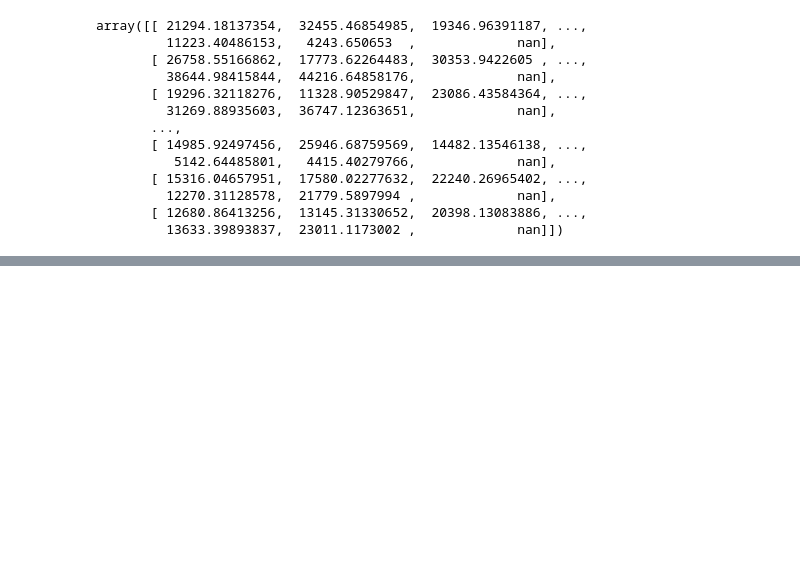
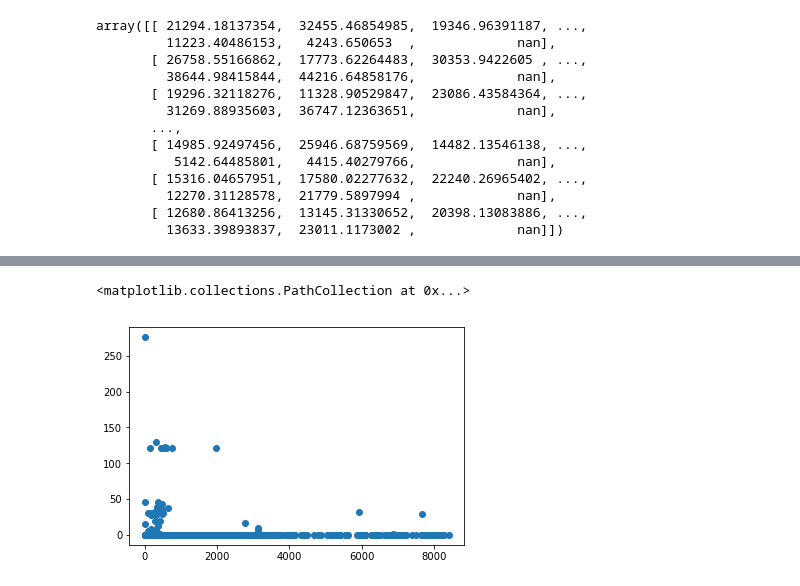
Before and after one commit to mac011/Pr_087, a Jupyter notebook: python_notebooks/vinh.ipynb, the cells around one changed output, grey strips where cells are left out. Drawn from its saved outputs; the diff is of its cells as text; code cells hidden in the pictures; blank space fills up the shorter version.

```diff
--- a/python_notebooks/vinh.ipynb
+++ b/python_notebooks/vinh.ipynb
@@ -51,0 +161,24 @@ array([[ 21294.18137354,  32455.46854985,  19346.96391187, ...,
+# %%
+bus_stops = pd.read_csv('../clean_data/clean_bus_stops.csv')
+
+potholes = pd.read_csv('../clean_data/Combined_Closed_Neighb.csv')
+# %%
+bus_stops = bus_stops[~np.isnan(bus_stops['LONGITUDE'])]
+bus_stops = bus_stops[bus_stops['LONGITUDE'] != 0]
+closed_pot_coordinates = np.asarray(potholes[['lat','long']])
+bus_stops_coordinates = np.asarray(bus_stops[['LATITUDE','LONGITUDE']])
+# %%
+dist_bus_data = scipy.spatial.distance.cdist(closed_pot_coordinates,bus_stops_coordinates)
+min_dist_indices = np.zeros(dist_bus_data.shape[0])
+min_dists = np.zeros(dist_bus_data.shape[0])
+
+for i in range(0,dist_bus_data.shape[0]):
+    _ = np.argmin(dist_bus_data[i])
+    min_dists[i] = dist_bus_data[i][_]
+    min_dist_indices[i] = _
+    if dist_bus_data[i][_] > 20:
+        print('WTF',i,':',dist_bus_data[i][_])
+
+min_distances = pd.DataFrame({'min_dists': min_dists})
+potholes =  potholes.join(min_distances)
+potholes.axes
@@ -51,0 +211,5 @@ array([[ 21294.18137354,  32455.46854985,  19346.96391187, ...,
+# %%
+plt.scatter(potholes['Duration to Close (Hrs)'], potholes['min_dists'])
+# %% [output]
+<matplotlib.collections.PathCollection at 0x...>
+[figure, added]
```
Also changed, not shown: parts of 10 cells of this notebook, 3 other files.
